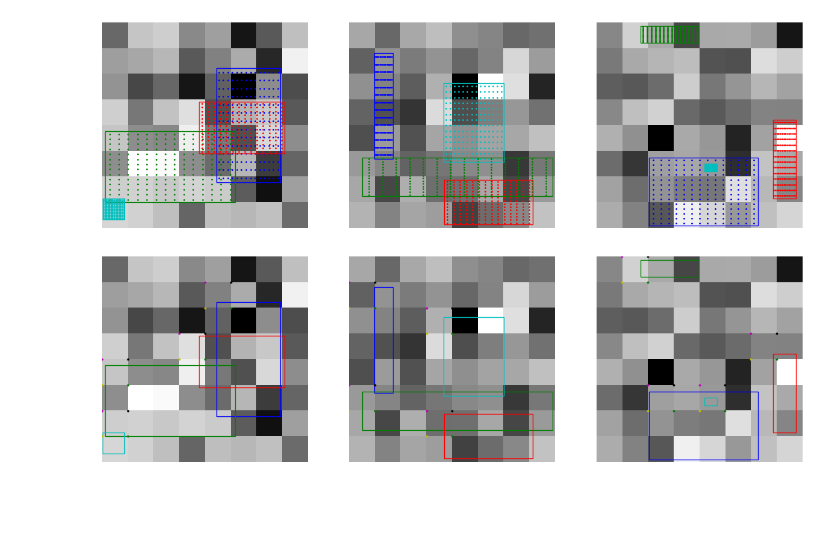
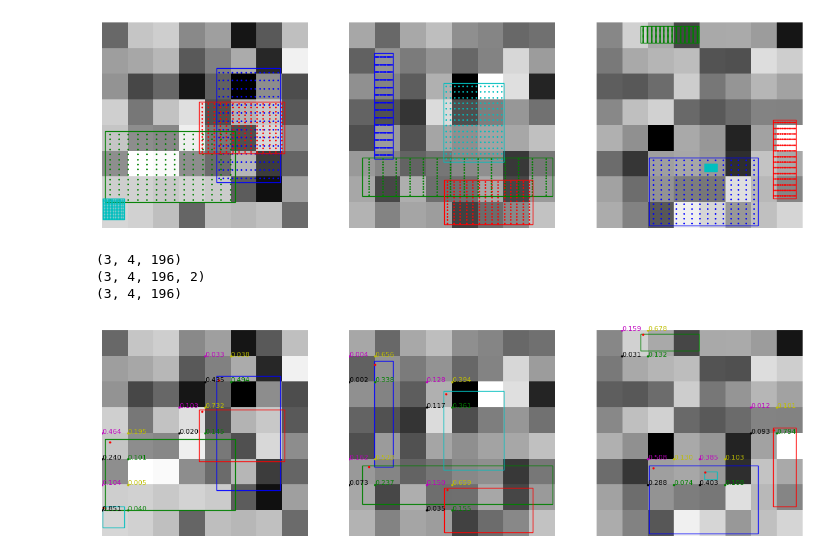
Before and after one commit to DaveS24/RoofSpotter, a Jupyter notebook: testing/alignments.ipynb, the cells around one changed output. Saved outputs shown, nothing was run; the diff lists cells and outputs as text; code cells hidden in the pictures; blank space fills up the shorter version.

```diff
--- a/testing/alignments.ipynb
+++ b/testing/alignments.ipynb
@@ -197,23 +192,53 @@ f_22 = tf.stack([tf.math.ceil(sampling_points[..., 0]), tf.math.ceil(sampling_po
+# %%
+x_1 = tf.math.floor(sampling_points[..., 0])
+y_1 = tf.math.floor(sampling_points[..., 1])
+x_2 = tf.math.ceil(sampling_points[..., 0])
+y_2 = tf.math.ceil(sampling_points[..., 1])
+
+f_11 = tf.stack([x_1, y_1], axis=-1)
+f_12 = tf.stack([x_2, y_1], axis=-1)
+f_21 = tf.stack([x_1, y_2], axis=-1)
+f_22 = tf.stack([x_2, y_2], axis=-1)
+
+w_11 = (x_2 - sampling_points[..., 0]) * (y_2 - sampling_points[..., 1])
+w_12 = (sampling_points[..., 0] - x_1) * (y_2 - sampling_points[..., 1])
+w_21 = (x_2 - sampling_points[..., 0]) * (sampling_points[..., 1] - y_1)
+w_22 = (sampling_points[..., 0] - x_1) * (sampling_points[..., 1] - y_1)
+
+print(x_1.shape)
+print(f_11.shape)
+print(w_11.shape)
+# %% [output]
+(3, 4, 196)
+(3, 4, 196, 2)
+(3, 4, 196)
 # %%
 fig, axes = plt.subplots(1, 3, figsize=(15, 5))
 
 for batch in range(3):
     axes[batch].imshow(np.mean(feature_maps[batch], axis=-1), cmap='gray')
 
     for i, roi in enumerate(roi_boxes[batch]):
         x1, y1, x2, y2 = roi
         x1, y1, x2, y2 = x1 + fm_offset, y1 + fm_offset, x2 + fm_offset, y2 + fm_offset
         color = DEFAULT_COLORS[i % len(DEFAULT_COLORS)]
 
         axes[batch].add_patch(plt.Rectangle((x1, y1), x2 - x1, y2 - y1, fill=False, edgecolor=color, lw=1))
+        axes[batch].scatter(sampling_points[batch, i, 0, 0] + fm_offset, sampling_points[batch, i, 0, 1] + fm_offset, c='r', s=3)
+
         axes[batch].scatter(f_11[batch, i, 0, 0] + fm_offset, f_11[batch, i, 0, 1] + fm_offset, c='m', s=3)
         axes[batch].scatter(f_12[batch, i, 0, 0] + fm_offset, f_12[batch, i, 0, 1] + fm_offset, c='y', s=3)
         axes[batch].scatter(f_21[batch, i, 0, 0] + fm_offset, f_21[batch, i, 0, 1] + fm_offset, c='k', s=3)
         axes[batch].scatter(f_22[batch, i, 0, 0] + fm_offset, f_22[batch, i, 0, 1] + fm_offset, c='g', s=3)
 
+        axes[batch].text(f_11[batch, i, 0, 0] + fm_offset, f_11[batch, i, 0, 1] + fm_offset, '{:.3f}'.format(w_11[batch, i, 0]), color='m', fontsize=8)
+        axes[batch].text(f_12[batch, i, 0, 0] + fm_offset, f_12[batch, i, 0, 1] + fm_offset, '{:.3f}'.format(w_12[batch, i, 0]), color='y', fontsize=8)
+        axes[batch].text(f_21[batch, i, 0, 0] + fm_offset, f_21[batch, i, 0, 1] + fm_offset, '{:.3f}'.format(w_21[batch, i, 0]), color='k', fontsize=8)
+        axes[batch].text(f_22[batch, i, 0, 0] + fm_offset, f_22[batch, i, 0, 1] + fm_offset, '{:.3f}'.format(w_22[batch, i, 0]), color='g', fontsize=8)
+
 for ax in axes:
     ax.axis('off')
 
 plt.show()
 # %% [output]
-[figure, old version]
+[figure, new version]
```
Also changed, not shown: parts of 1 cell of this notebook, 1 other file.
